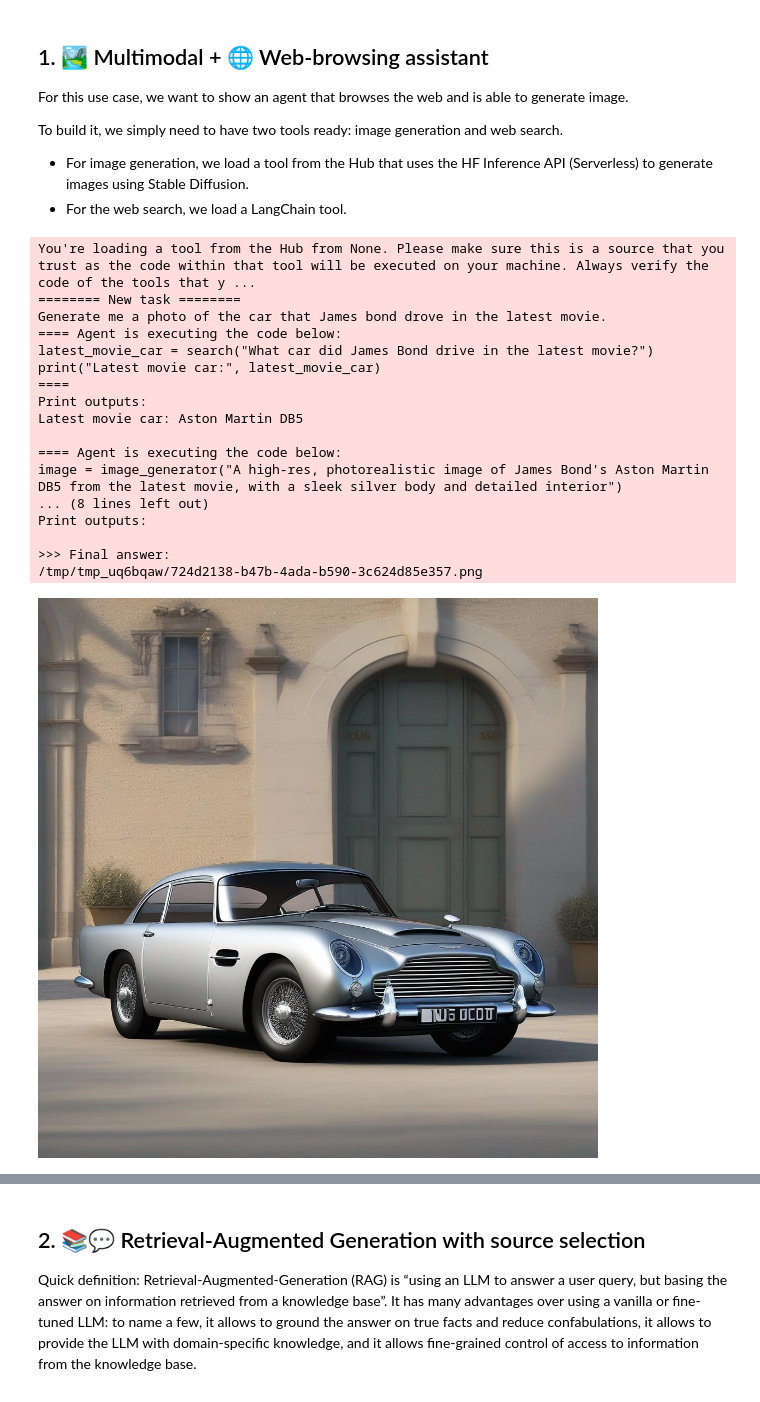
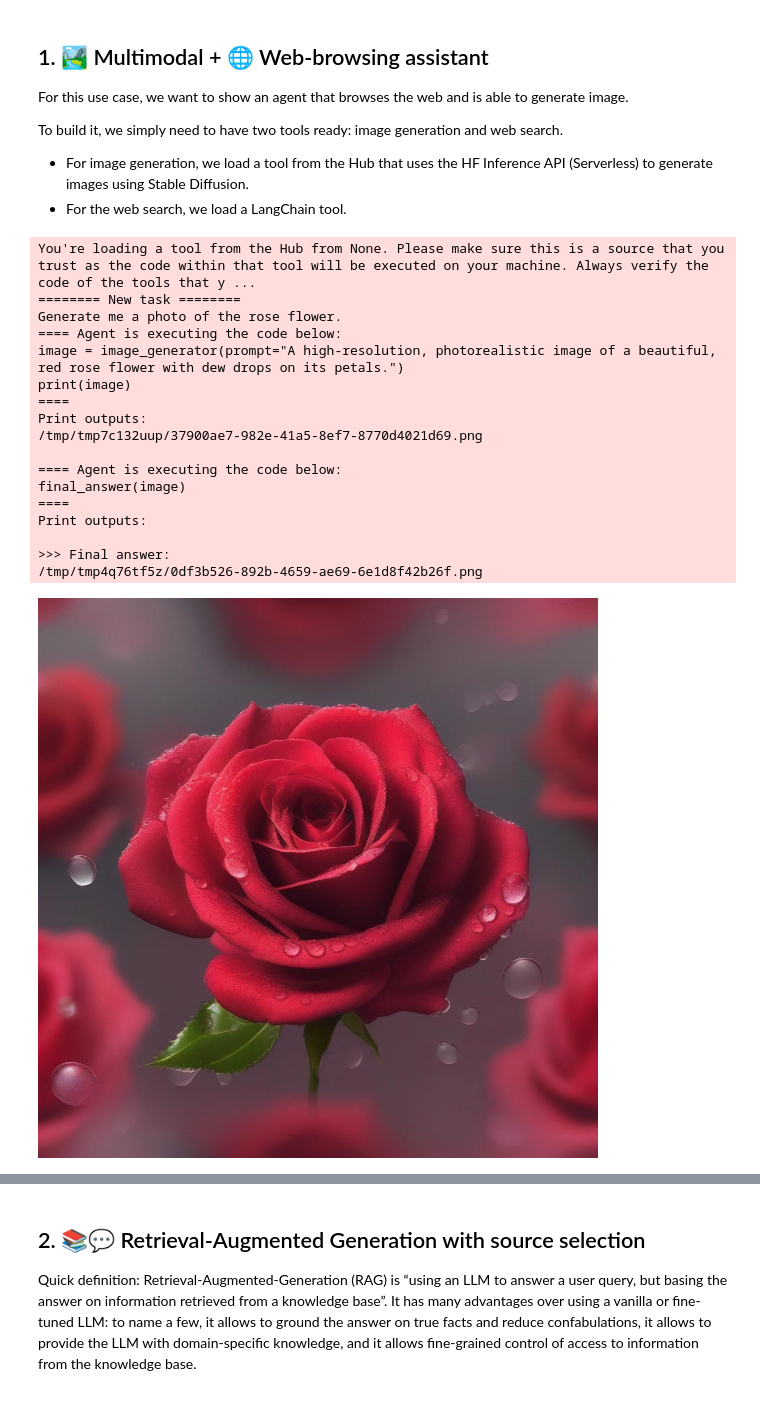
Before and after one commit to Jalam1001/AI_AGENT_RESEARCH, a Jupyter notebook: hugging_face_agents_examples.ipynb, the cells around one changed output, grey strips where cells are left out. Cells and saved outputs as stored; diff of their text form; code cells hidden in the pictures.

```diff
--- a/hugging_face_agents_examples.ipynb
+++ b/hugging_face_agents_examples.ipynb
@@ -72,42 +81,42 @@ To build it, we simply need to have two tools ready: image generation and web se
 # %%
 from transformers import Tool, load_tool, ReactCodeAgent, HfEngine
 
 # Import tool from Hub
 image_generation_tool = load_tool("m-ric/text-to-image")
 
 # Import tool from LangChain
 from langchain.agents import load_tools
 
 search_tool = Tool.from_langchain(load_tools(["serpapi"])[0])
 
 
 llm_engine = HfEngine("meta-llama/Meta-Llama-3-70B-Instruct")
 # Initialize the agent with both tools
 agent = ReactCodeAgent(
     tools=[image_generation_tool, search_tool], llm_engine=llm_engine
 )
 
 # Run it!
-agent.run("Generate me a photo of the car that James bond drove in the latest movie.")
+agent.run("Generate me a photo of the rose flower.")
 # %% [output]
 You're loading a tool from the Hub from None. Please make sure this is a source that you trust as the code within that tool will be executed on your machine. Always verify the code of the tools that y ...
 ======== New task ========
-Generate me a photo of the car that James bond drove in the latest movie.
+Generate me a photo of the rose flower.
 ==== Agent is executing the code below:
-latest_movie_car = search("What car did James Bond drive in the latest movie?")
-print("Latest movie car:", latest_movie_car)
+image = image_generator(prompt="A high-resolution, photorealistic image of a beautiful, red rose flower with dew drops on its petals.")
+print(image)
 ====
 Print outputs:
-Latest movie car: Aston Martin DB5
+/tmp/tmp7c132uup/37900ae7-982e-41a5-8ef7-8770d4021d69.png
 
 ==== Agent is executing the code below:
-image = image_generator("A high-res, photorealistic image of James Bond's Aston Martin DB5 from the latest movie, with a sleek silver body and detailed interior")
-... (8 lines left out)
+final_answer(image)
+====
 Print outputs:
 
 >>> Final answer:
-/tmp/tmp_uq6bqaw/724d2138-b47b-4ada-b590-3c624d85e357.png
+/tmp/tmp4q76tf5z/0df3b526-892b-4659-ae69-6e1d8f42b26f.png
-[figure, old version]
+[figure, new version]
 # %% [markdown]
 ![Image of an Aston Martin DB5](https://huggingface.co/datasets/huggingface/cookbook-images/resolve/main/agents_db5.png)
 # %% [markdown]
```
Also changed, not shown: parts of 4 cells of this notebook.
